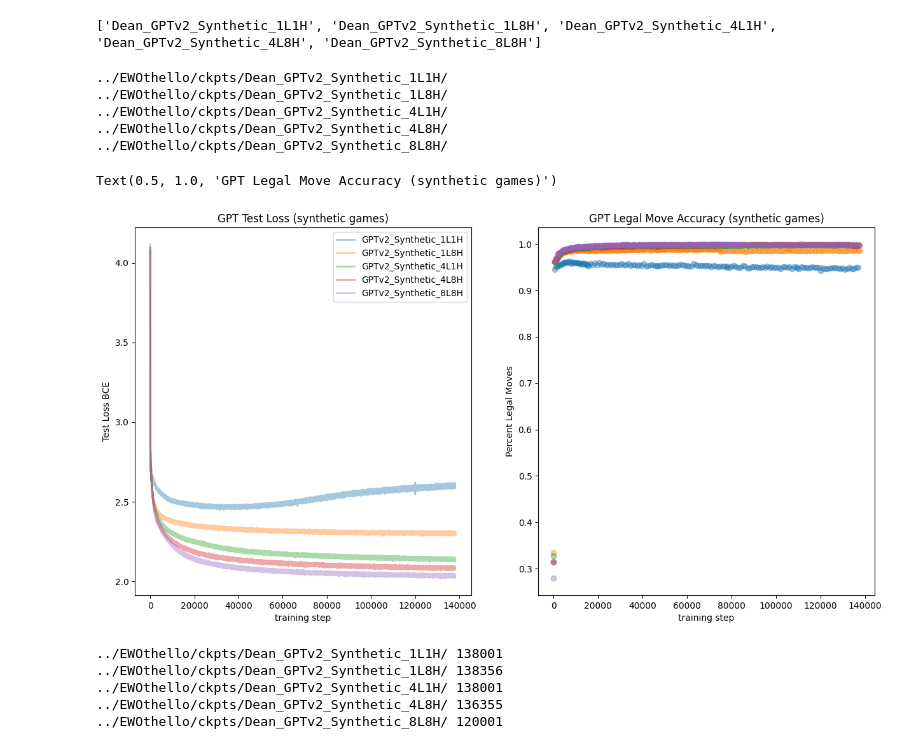
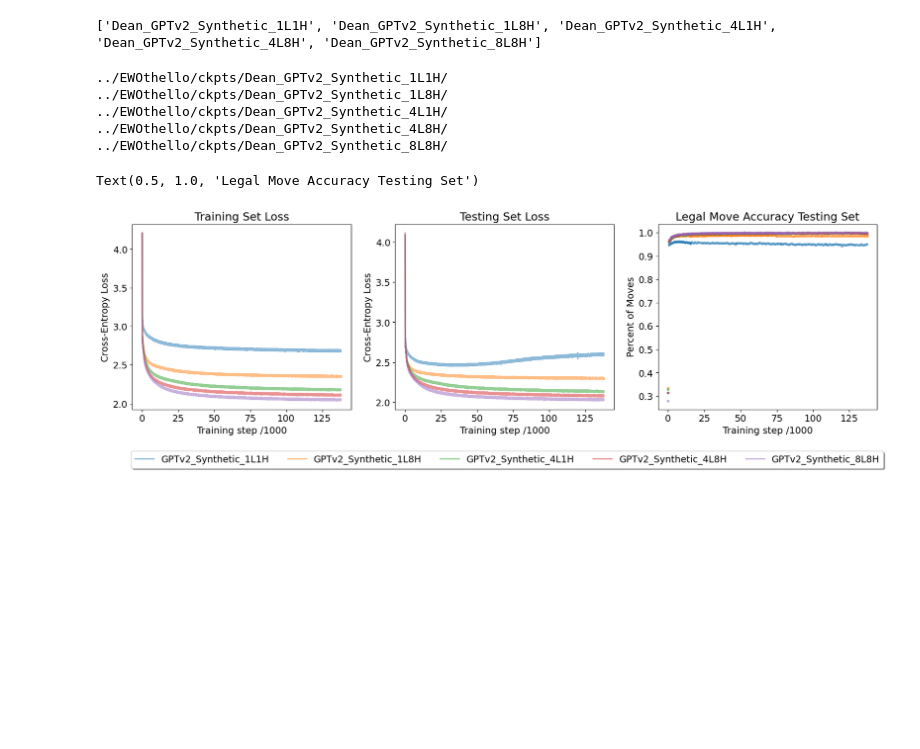
Before and after one commit to DeanHazineh/Emergent-World-Representations-Othello, a Jupyter notebook: dev_code2/view_trained_GPT.ipynb, the cells around one changed output. Cells and saved outputs as stored; diff of their text form; code cells hidden in the pictures; blank space fills up the shorter version.

```diff
--- a/dev_code2/view_trained_GPT.ipynb
+++ b/dev_code2/view_trained_GPT.ipynb
@@ -20,52 +20,43 @@ print(GPT_Folders)
 # %% [output]
 ['Dean_GPTv2_Synthetic_1L1H', 'Dean_GPTv2_Synthetic_1L8H', 'Dean_GPTv2_Synthetic_4L1H', 'Dean_GPTv2_Synthetic_4L8H', 'Dean_GPTv2_Synthetic_8L8H']
 # %%
-fig = plt.figure(figsize=(15,7.5))
-ax = plt_utils.addAxis(fig,1,2)
+plt.rcParams.update({'font.size': 14})
+fig = plt.figure(figsize=(20,5))
+ax = plt_utils.addAxis(fig,1,3)
 colors = cycle(['tab:blue', 'tab:orange', 'tab:green', 'tab:red', 'tab:purple', 'tab:brown', 'tab:pink', 'tab:olive', 'tab:cyan'])
 
 for fold in GPT_Folders:
     model_path = datapath + fold + "/"
     print(model_path)
     training_history_path = [name for name in os.listdir(model_path) if name.endswith("Heads.pickle")][0]
     use_color = next(colors)
-
     with open(model_path + training_history_path, 'rb') as fhandle:
         training_history = pickle.load(fhandle)
         training_loss = training_history["training_loss"]
         testing_loss = training_history["testing_loss"]
         val_legal_perc = training_history["val_legal_perc"]
+        step = np.arange(0, len(training_loss), 1)/1000
 
-        ax[0].plot(testing_loss, '-', color=use_color, alpha=0.4, linewidth=2, label=fold[5:])
-        ax[1].plot(val_legal_perc, 'o', color=use_color, markersize=6, alpha=0.4)
+        ax[0].plot(step, training_loss, '-', color=use_color, alpha=0.5, linewidth=2, label=fold[5:])
+        ax[1].plot(step, testing_loss, '-', color=use_color, alpha=0.5, linewidth=2, label=fold[5:])
+        ax[2].plot(step, val_legal_perc, '.', color=use_color, alpha=0.5, markersize=6)
 
-ax[0].legend()
-ax[0].set_xlabel("training step")
-ax[1].set_xlabel("training step")
-ax[0].set_ylabel("Test Loss BCE")
-ax[1].set_ylabel("Percent Legal Moves")
-ax[0].set_title("GPT Test Loss (synthetic games)")
-ax[1].set_title("GPT Legal Move Accuracy (synthetic games)")
+#ax[0].legend()
+ax[0].legend(ncol=5, fancybox=True, bbox_to_anchor=(3.45, -0.2), shadow=True)
+ax[0].set_xlabel("Training step /1000")
+ax[1].set_xlabel("Training step /1000")
+ax[2].set_xlabel("Training step /1000")
+ax[0].set_ylabel("Cross-Entropy Loss")
+ax[1].set_ylabel("Cross-Entropy Loss")
+ax[2].set_ylabel("Percent of Moves")
+ax[0].set_title("Training Set Loss")
+ax[1].set_title("Testing Set Loss")
+ax[2].set_title("Legal Move Accuracy Testing Set")
 # %% [output]
 ../EWOthello/ckpts/Dean_GPTv2_Synthetic_1L1H/
 ../EWOthello/ckpts/Dean_GPTv2_Synthetic_1L8H/
 ../EWOthello/ckpts/Dean_GPTv2_Synthetic_4L1H/
 ../EWOthello/ckpts/Dean_GPTv2_Synthetic_4L8H/
 ../EWOthello/ckpts/Dean_GPTv2_Synthetic_8L8H/
-Text(0.5, 1.0, 'GPT Legal Move Accuracy (synthetic games)')
+Text(0.5, 1.0, 'Legal Move Accuracy Testing Set')
-[figure, old version]
+[figure, new version]
-# %%
-for fold in GPT_Folders:
-    model_path = datapath + fold + "/"
-    training_history_path = [name for name in os.listdir(model_path) if name.endswith("Heads.pickle")][0]
-    with open(model_path + training_history_path, 'rb') as fhandle:
-        training_history = pickle.load(fhandle)
-        training_loss = training_history["training_loss"]
-
-    print(model_path, len(training_loss))
-# %% [output]
-../EWOthello/ckpts/Dean_GPTv2_Synthetic_1L1H/ 138001
-../EWOthello/ckpts/Dean_GPTv2_Synthetic_1L8H/ 138356
-../EWOthello/ckpts/Dean_GPTv2_Synthetic_4L1H/ 138001
-../EWOthello/ckpts/Dean_GPTv2_Synthetic_4L8H/ 136355
-../EWOthello/ckpts/Dean_GPTv2_Synthetic_8L8H/ 120001
```
Also changed, not shown: 6 other files.
